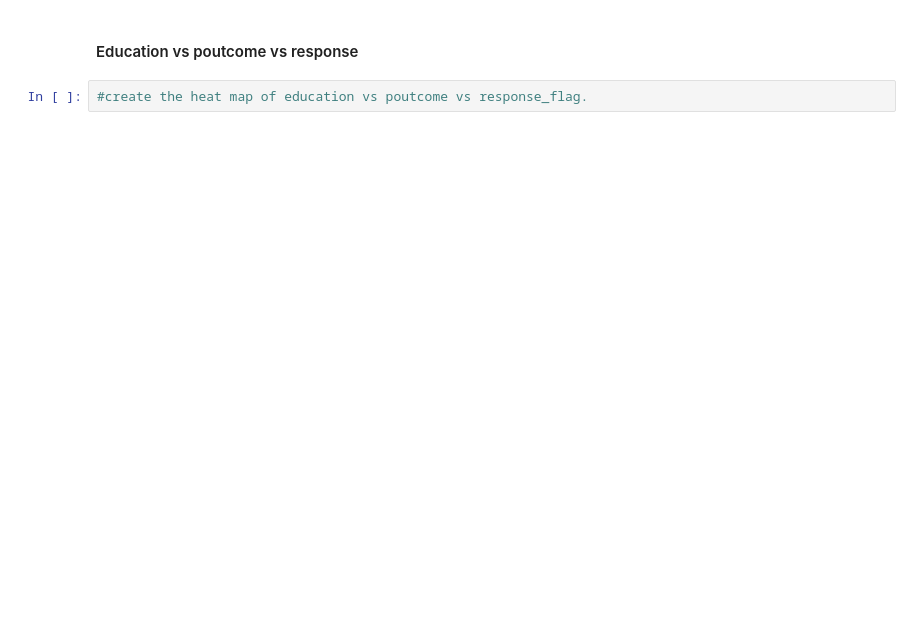
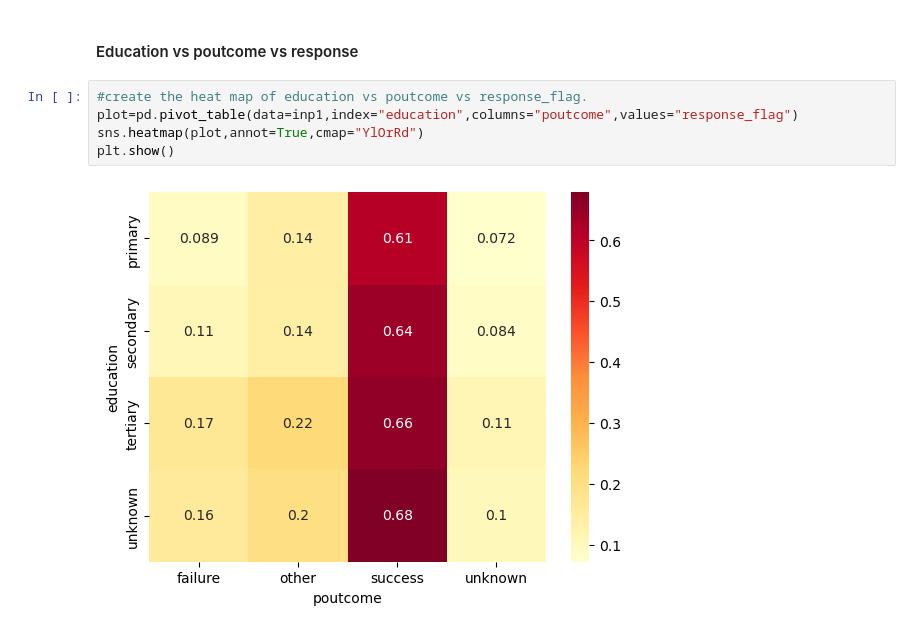
Before and after one commit to Ashik-Mohammed-S/EDA, a Jupyter notebook: Bank+Marketing+Campaign_EDA-blank+notebook.ipynb, the cells around one changed output. Cells and saved outputs as stored; diff of their text form; blank space fills up the shorter version.

```diff
--- a/Bank+Marketing+Campaign_EDA-blank+notebook.ipynb
+++ b/Bank+Marketing+Campaign_EDA-blank+notebook.ipynb
@@ -848,3 +853,8 @@ plt.show()
 #### Education vs poutcome vs response
 # %%
 #create the heat map of education vs poutcome vs response_flag.
+plot=pd.pivot_table(data=inp1,index="education",columns="poutcome",values="response_flag")
+sns.heatmap(plot,annot=True,cmap="YlOrRd")
+plt.show()
+# %% [output]
+[figure, added]
```
Also changed, not shown: parts of 1 cell of this notebook.
